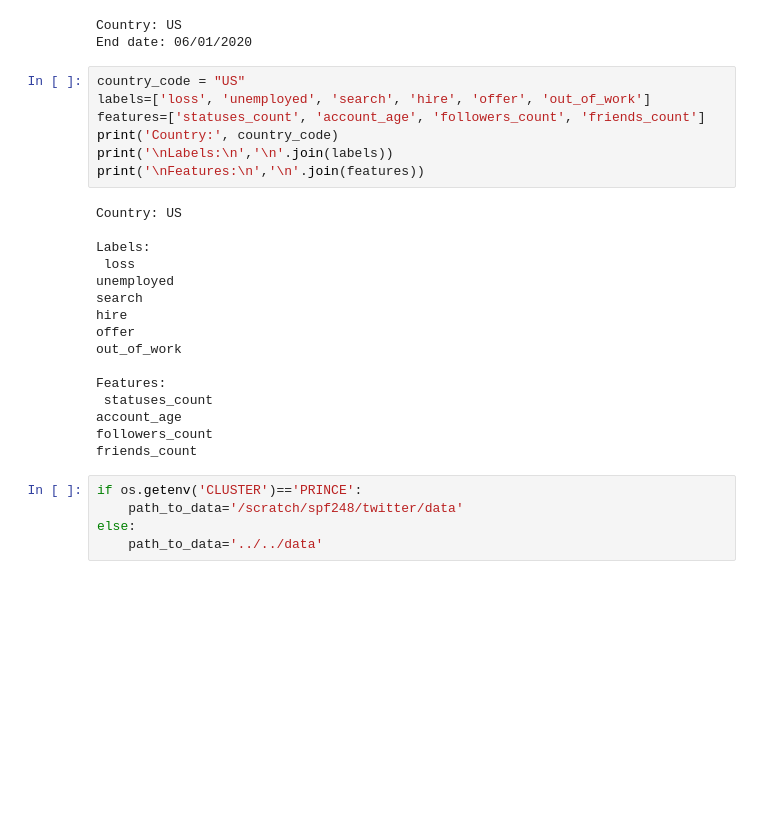
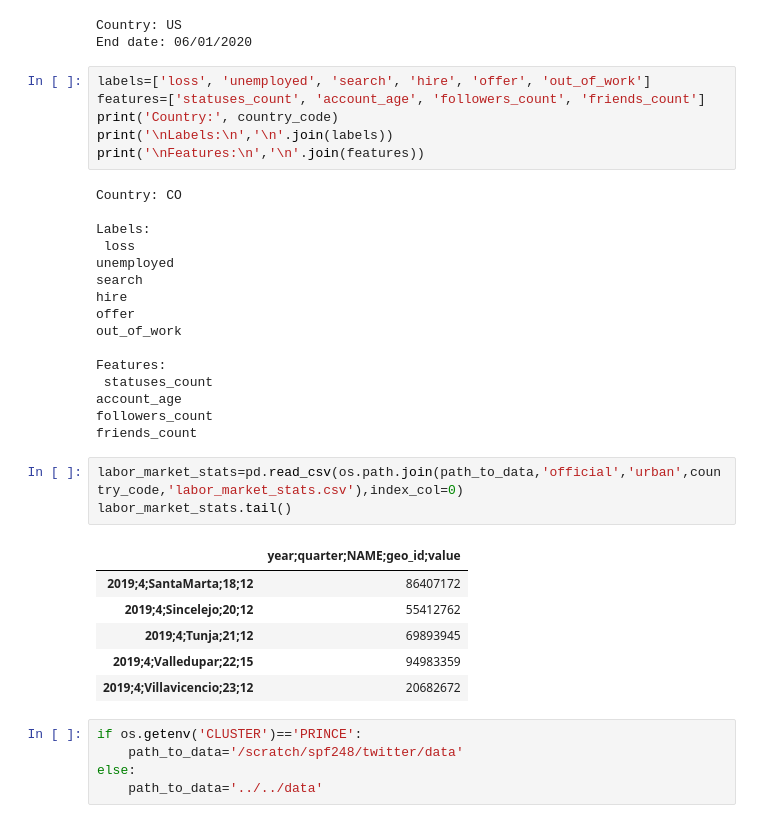
Before and after one commit to spfraib/twitter, a Jupyter notebook: 6-keywords/6.5-get-labor-market-predictions-metropolitan-areas.ipynb, the cells around one changed output. Cells and saved outputs as stored; diff of their text form; blank space fills up the shorter version.

```diff
--- a/6-keywords/6.5-get-labor-market-predictions-metropolitan-areas.ipynb
+++ b/6-keywords/6.5-get-labor-market-predictions-metropolitan-areas.ipynb
@@ -21,14 +21,13 @@ print('End date:', end_date)
 Country: US
 End date: 06/01/2020
 # %%
-country_code = "US"
 labels=['loss', 'unemployed', 'search', 'hire', 'offer', 'out_of_work']
 features=['statuses_count', 'account_age', 'followers_count', 'friends_count']
 print('Country:', country_code)
 print('\nLabels:\n','\n'.join(labels))
 print('\nFeatures:\n','\n'.join(features))
 # %% [output]
-Country: US
+Country: CO
 
 Labels:
  loss
@@ -43,6 +42,16 @@ Features:
 account_age
 followers_count
 friends_count
+# %%
+labor_market_stats=pd.read_csv(os.path.join(path_to_data,'official','urban',country_code,'labor_market_stats.csv'),index_col=0)
+labor_market_stats.tail()
+# %% [output]
+|  | year;quarter;NAME;geo_id;value |
+| 2019;4;SantaMarta;18;12 | 86407172 |
+| 2019;4;Sincelejo;20;12 | 55412762 |
+| 2019;4;Tunja;21;12 | 69893945 |
+| 2019;4;Valledupar;22;15 | 94983359 |
+| 2019;4;Villavicencio;23;12 | 20682672 |
 # %%
 if os.getenv('CLUSTER')=='PRINCE':
     path_to_data='/scratch/spf248/twitter/data'
```
Also changed, not shown: parts of 2 cells of this notebook, 3 other files.
